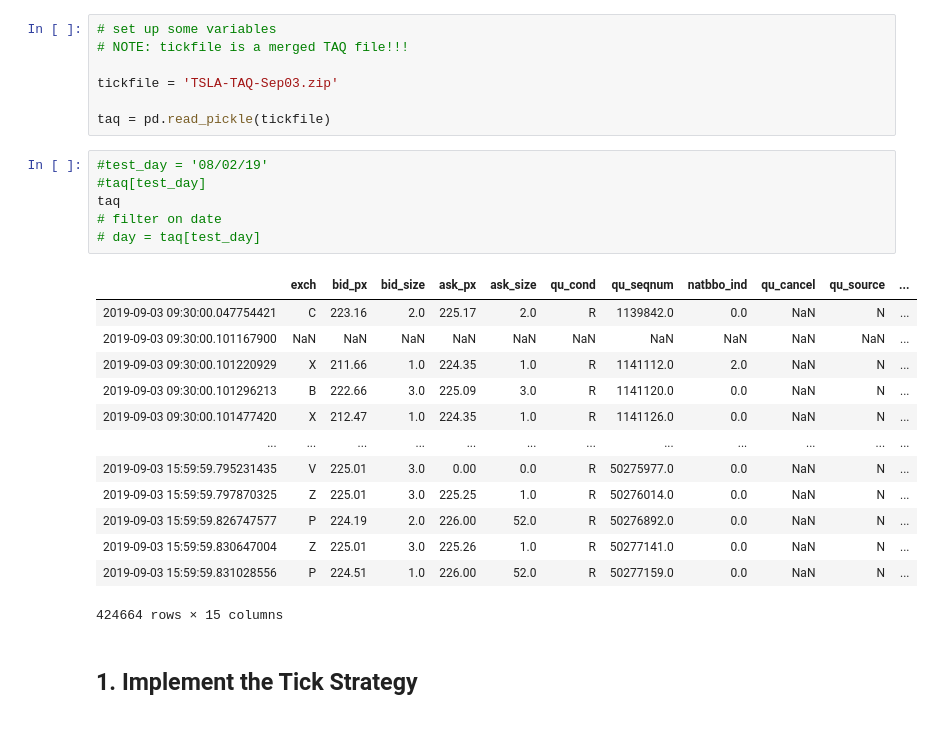
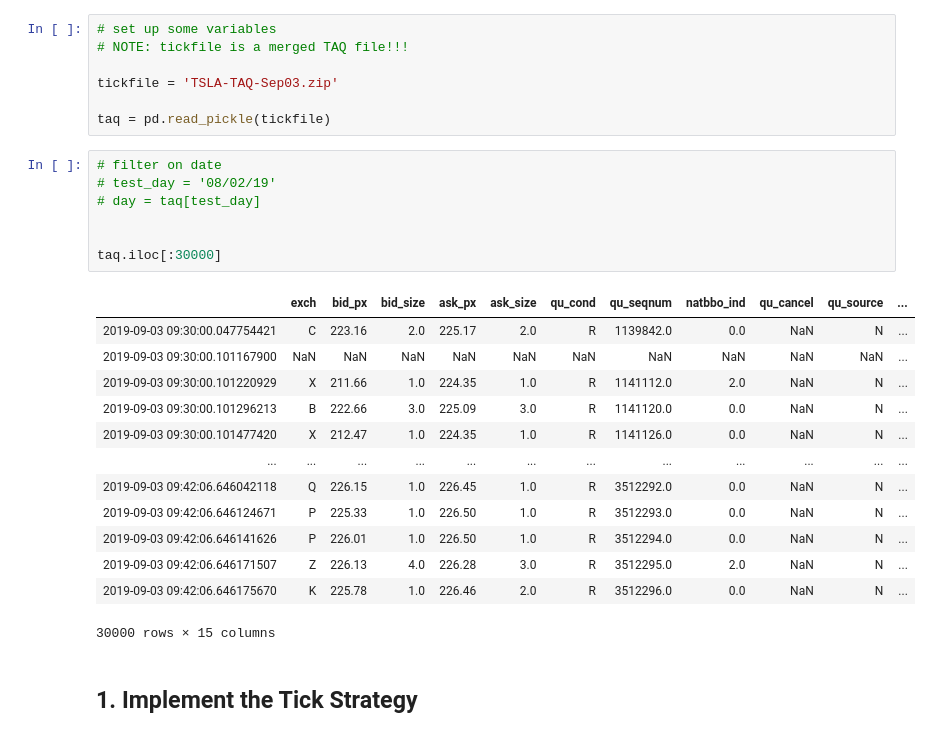
Before and after one commit to Zhehao97/AlgorithmicTrading_hw2, a Jupyter notebook: 2.Tick Strategy.ipynb, the cells around one changed output. Cells and saved outputs as stored; diff of their text form.

```diff
--- a/2.Tick Strategy.ipynb
+++ b/2.Tick Strategy.ipynb
@@ -33,24 +33,25 @@ tickfile = 'TSLA-TAQ-Sep03.zip'
 
 taq = pd.read_pickle(tickfile)
 # %%
-#test_day = '08/02/19'
-#taq[test_day]
-taq
 # filter on date
+# test_day = '08/02/19'
 # day = taq[test_day]
+
+
+taq.iloc[:30000]
 # %% [output]
 |  | exch | bid_px | bid_size | ask_px | ask_size | qu_cond | qu_seqnum | natbbo_ind | qu_cancel | qu_source | ... |
 | 2019-09-03 09:30:00.047754421 | C | 223.16 | 2.0 | 225.17 | 2.0 | R | 1139842.0 | 0.0 | NaN | N | ... |
 | 2019-09-03 09:30:00.101167900 | NaN | NaN | NaN | NaN | NaN | NaN | NaN | NaN | NaN | NaN | ... |
 | 2019-09-03 09:30:00.101220929 | X | 211.66 | 1.0 | 224.35 | 1.0 | R | 1141112.0 | 2.0 | NaN | N | ... |
 | 2019-09-03 09:30:00.101296213 | B | 222.66 | 3.0 | 225.09 | 3.0 | R | 1141120.0 | 0.0 | NaN | N | ... |
 | 2019-09-03 09:30:00.101477420 | X | 212.47 | 1.0 | 224.35 | 1.0 | R | 1141126.0 | 0.0 | NaN | N | ... |
 | ... | ... | ... | ... | ... | ... | ... | ... | ... | ... | ... | ... |
-| 2019-09-03 15:59:59.795231435 | V | 225.01 | 3.0 | 0.00 | 0.0 | R | 50275977.0 | 0.0 | NaN | N | ... |
-| 2019-09-03 15:59:59.797870325 | Z | 225.01 | 3.0 | 225.25 | 1.0 | R | 50276014.0 | 0.0 | NaN | N | ... |
-| 2019-09-03 15:59:59.826747577 | P | 224.19 | 2.0 | 226.00 | 52.0 | R | 50276892.0 | 0.0 | NaN | N | ... |
-| 2019-09-03 15:59:59.830647004 | Z | 225.01 | 3.0 | 225.26 | 1.0 | R | 50277141.0 | 0.0 | NaN | N | ... |
-| 2019-09-03 15:59:59.831028556 | P | 224.51 | 1.0 | 226.00 | 52.0 | R | 50277159.0 | 0.0 | NaN | N | ... |
+| 2019-09-03 09:42:06.646042118 | Q | 226.15 | 1.0 | 226.45 | 1.0 | R | 3512292.0 | 0.0 | NaN | N | ... |
+| 2019-09-03 09:42:06.646124671 | P | 225.33 | 1.0 | 226.50 | 1.0 | R | 3512293.0 | 0.0 | NaN | N | ... |
+| 2019-09-03 09:42:06.646141626 | P | 226.01 | 1.0 | 226.50 | 1.0 | R | 3512294.0 | 0.0 | NaN | N | ... |
+| 2019-09-03 09:42:06.646171507 | Z | 226.13 | 4.0 | 226.28 | 3.0 | R | 3512295.0 | 2.0 | NaN | N | ... |
+| 2019-09-03 09:42:06.646175670 | K | 225.78 | 1.0 | 226.46 | 2.0 | R | 3512296.0 | 0.0 | NaN | N | ... |
-424664 rows × 15 columns
+30000 rows × 15 columns
 # %% [markdown]
 ## 1. Implement the Tick Strategy
```
Also changed, not shown: parts of 14 cells of this notebook, 2 other files.
